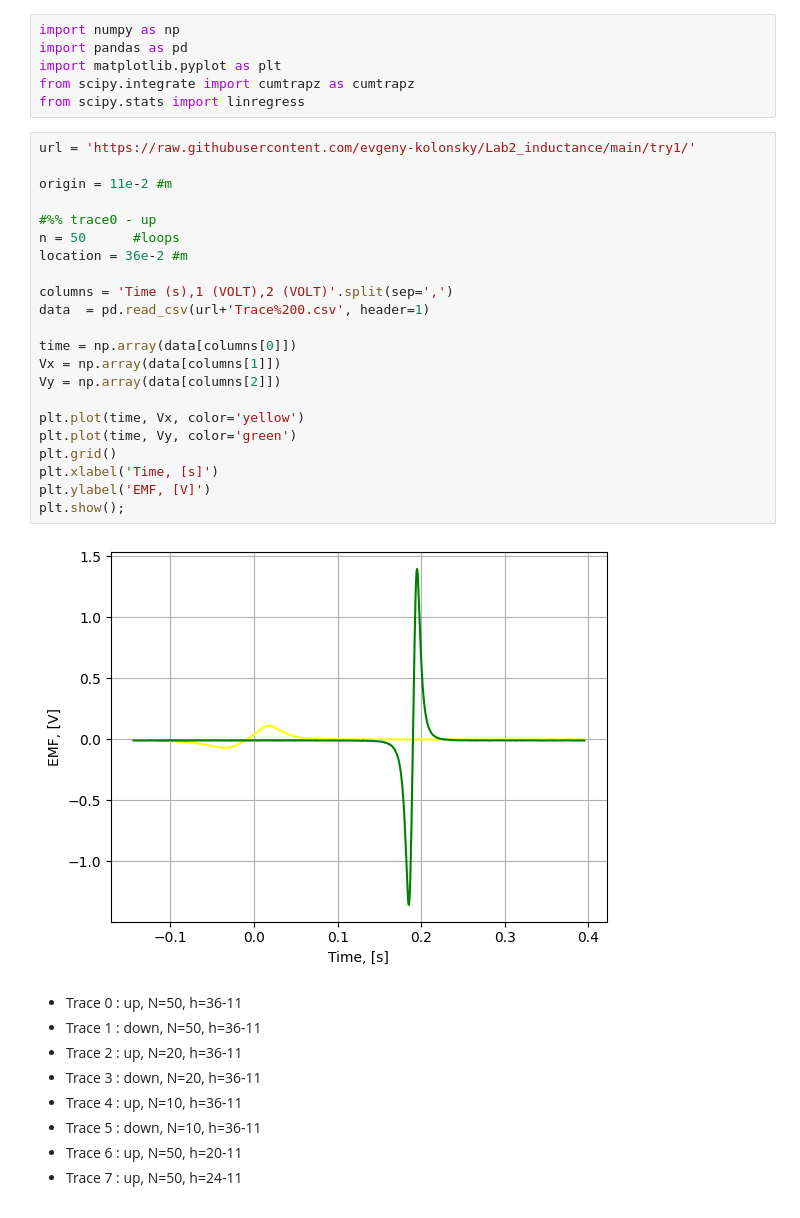
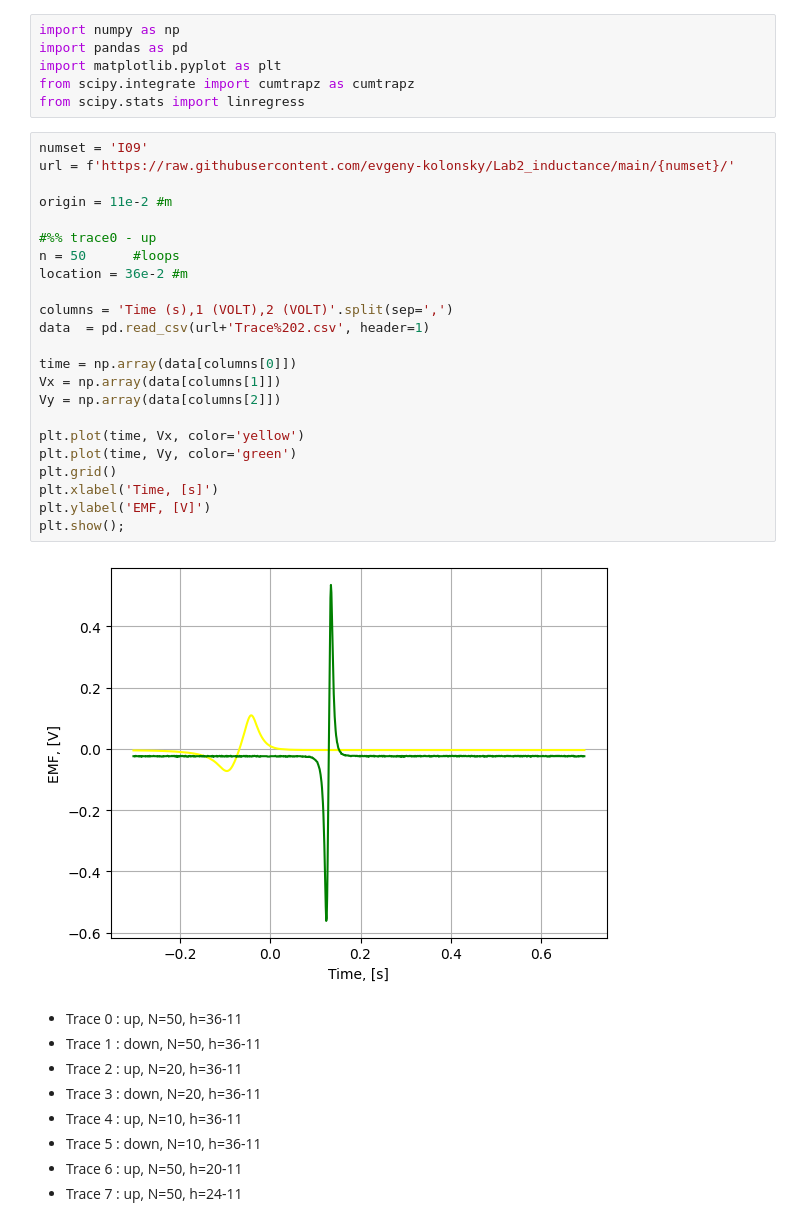
Before and after one commit to evgeny-kolonsky/Lab2_inductance, a Jupyter notebook: Lab2_Inductance.ipynb, the cells around one changed output. Cells and saved outputs as stored; diff of their text form.

```diff
--- a/Lab2_Inductance.ipynb
+++ b/Lab2_Inductance.ipynb
@@ -17,29 +17,30 @@ import matplotlib.pyplot as plt
 from scipy.integrate import cumtrapz as cumtrapz
 from scipy.stats import linregress
 # %%
-url = 'https://raw.githubusercontent.com/evgeny-kolonsky/Lab2_inductance/main/try1/'
+numset = 'I09'
+url = f'https://raw.githubusercontent.com/evgeny-kolonsky/Lab2_inductance/main/{numset}/'
 
 origin = 11e-2 #m
 
 #%% trace0 - up
 n = 50      #loops
 location = 36e-2 #m
 
 columns = 'Time (s),1 (VOLT),2 (VOLT)'.split(sep=',')
-data  = pd.read_csv(url+'Trace%200.csv', header=1)
+data  = pd.read_csv(url+'Trace%202.csv', header=1)
 
 time = np.array(data[columns[0]])
 Vx = np.array(data[columns[1]])
 Vy = np.array(data[columns[2]])
 
 plt.plot(time, Vx, color='yellow')
 plt.plot(time, Vy, color='green')
 plt.grid()
 plt.xlabel('Time, [s]')
 plt.ylabel('EMF, [V]')
 plt.show();
 # %% [output]
-[figure, old version]
+[figure, new version]
 # %% [markdown]
 - Trace 0 : up, N=50, h=36-11
 - Trace 1 : down, N=50, h=36-11
```
Also changed, not shown: parts of 5 cells of this notebook.
